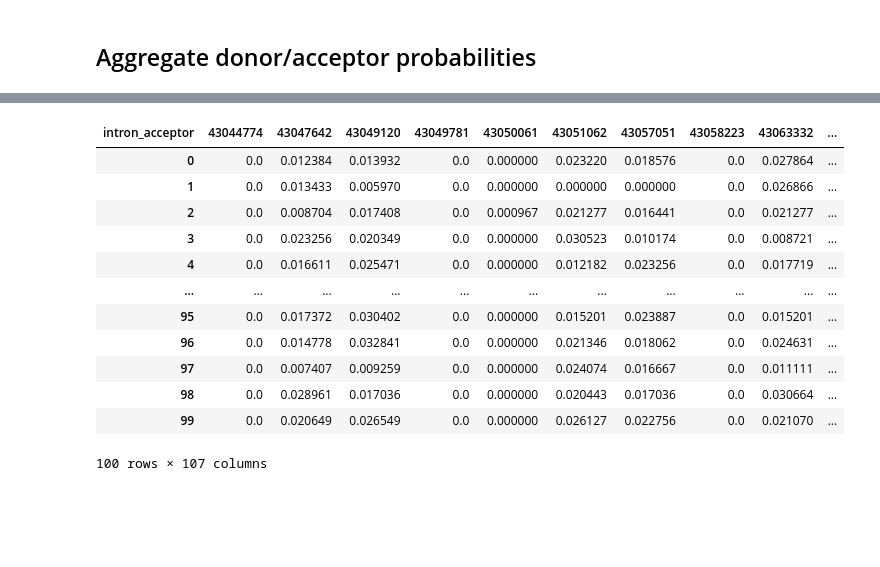
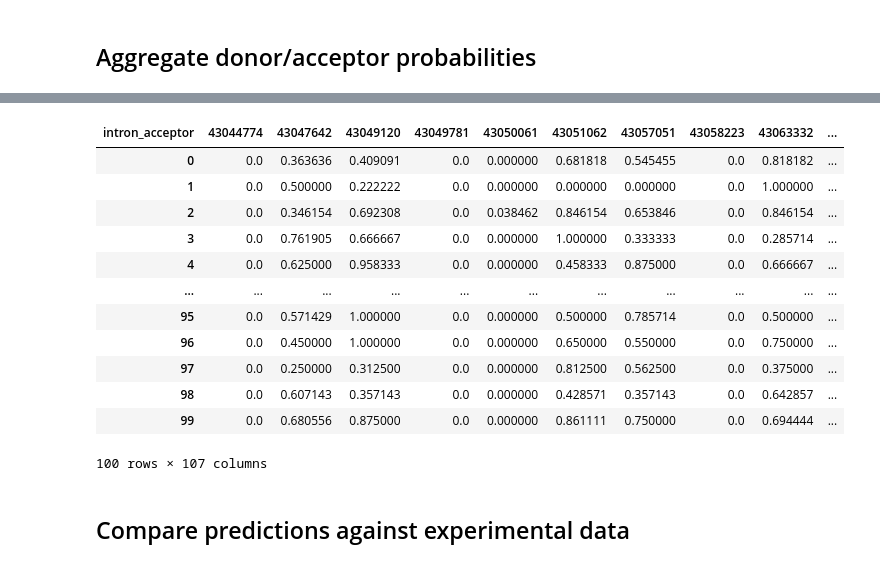
Before and after one commit to jannis-baum/hpi-hoai, a Jupyter notebook: tcga-brca/evaluation.ipynb, the cells around one changed output, grey strips where cells are left out. Cells and saved outputs as stored; diff of their text form; code cells hidden in the pictures; blank space fills up the shorter version.

```diff
--- a/tcga-brca/evaluation.ipynb
+++ b/tcga-brca/evaluation.ipynb
@@ -22,10 +35,10 @@ study_info.head()
 # %%
 junctions = pd.DataFrame()
 for case_id in study_info.index:
-    new_j, count = junctions_and_count(case_id, brca1)
-    new_j = (new_j / count).T
+    new_j = get_junctions(case_id, brca1).T
     if junctions.empty:
         junctions = new_j
     else:
         junctions = pd.concat([junctions, new_j], ignore_index=True)
 junctions = junctions.reindex(sorted(junctions.columns), axis=1).fillna(0)
+junctions
@@ -60,18 +90,22 @@ donor_probs
 100 rows × 101 columns
 # %%
 acceptor_probs = junctions.T.groupby(level=1).sum().T
+# normalize by max usage
+acceptor_probs = acceptor_probs.div(acceptor_probs.max(axis=1), axis=0)
 acceptor_probs
 # %% [output]
 | intron_acceptor | 43044774 | 43047642 | 43049120 | 43049781 | 43050061 | 43051062 | 43057051 | 43058223 | 43063332 | ... |
-| 0 | 0.0 | 0.012384 | 0.013932 | 0.0 | 0.000000 | 0.023220 | 0.018576 | 0.0 | 0.027864 | ... |
-| 1 | 0.0 | 0.013433 | 0.005970 | 0.0 | 0.000000 | 0.000000 | 0.000000 | 0.0 | 0.026866 | ... |
-| 2 | 0.0 | 0.008704 | 0.017408 | 0.0 | 0.000967 | 0.021277 | 0.016441 | 0.0 | 0.021277 | ... |
-| 3 | 0.0 | 0.023256 | 0.020349 | 0.0 | 0.000000 | 0.030523 | 0.010174 | 0.0 | 0.008721 | ... |
-| 4 | 0.0 | 0.016611 | 0.025471 | 0.0 | 0.000000 | 0.012182 | 0.023256 | 0.0 | 0.017719 | ... |
+| 0 | 0.0 | 0.363636 | 0.409091 | 0.0 | 0.000000 | 0.681818 | 0.545455 | 0.0 | 0.818182 | ... |
+| 1 | 0.0 | 0.500000 | 0.222222 | 0.0 | 0.000000 | 0.000000 | 0.000000 | 0.0 | 1.000000 | ... |
+| 2 | 0.0 | 0.346154 | 0.692308 | 0.0 | 0.038462 | 0.846154 | 0.653846 | 0.0 | 0.846154 | ... |
+| 3 | 0.0 | 0.761905 | 0.666667 | 0.0 | 0.000000 | 1.000000 | 0.333333 | 0.0 | 0.285714 | ... |
+| 4 | 0.0 | 0.625000 | 0.958333 | 0.0 | 0.000000 | 0.458333 | 0.875000 | 0.0 | 0.666667 | ... |
 | ... | ... | ... | ... | ... | ... | ... | ... | ... | ... | ... |
-| 95 | 0.0 | 0.017372 | 0.030402 | 0.0 | 0.000000 | 0.015201 | 0.023887 | 0.0 | 0.015201 | ... |
-| 96 | 0.0 | 0.014778 | 0.032841 | 0.0 | 0.000000 | 0.021346 | 0.018062 | 0.0 | 0.024631 | ... |
-| 97 | 0.0 | 0.007407 | 0.009259 | 0.0 | 0.000000 | 0.024074 | 0.016667 | 0.0 | 0.011111 | ... |
-| 98 | 0.0 | 0.028961 | 0.017036 | 0.0 | 0.000000 | 0.020443 | 0.017036 | 0.0 | 0.030664 | ... |
-| 99 | 0.0 | 0.020649 | 0.026549 | 0.0 | 0.000000 | 0.026127 | 0.022756 | 0.0 | 0.021070 | ... |
+| 95 | 0.0 | 0.571429 | 1.000000 | 0.0 | 0.000000 | 0.500000 | 0.785714 | 0.0 | 0.500000 | ... |
+| 96 | 0.0 | 0.450000 | 1.000000 | 0.0 | 0.000000 | 0.650000 | 0.550000 | 0.0 | 0.750000 | ... |
+| 97 | 0.0 | 0.250000 | 0.312500 | 0.0 | 0.000000 | 0.812500 | 0.562500 | 0.0 | 0.375000 | ... |
+| 98 | 0.0 | 0.607143 | 0.357143 | 0.0 | 0.000000 | 0.428571 | 0.357143 | 0.0 | 0.642857 | ... |
+| 99 | 0.0 | 0.680556 | 0.875000 | 0.0 | 0.000000 | 0.861111 | 0.750000 | 0.0 | 0.694444 | ... |
 100 rows × 107 columns
+# %% [markdown]
+## Compare predictions against experimental data
```
Also changed, not shown: parts of 8 cells of this notebook.
